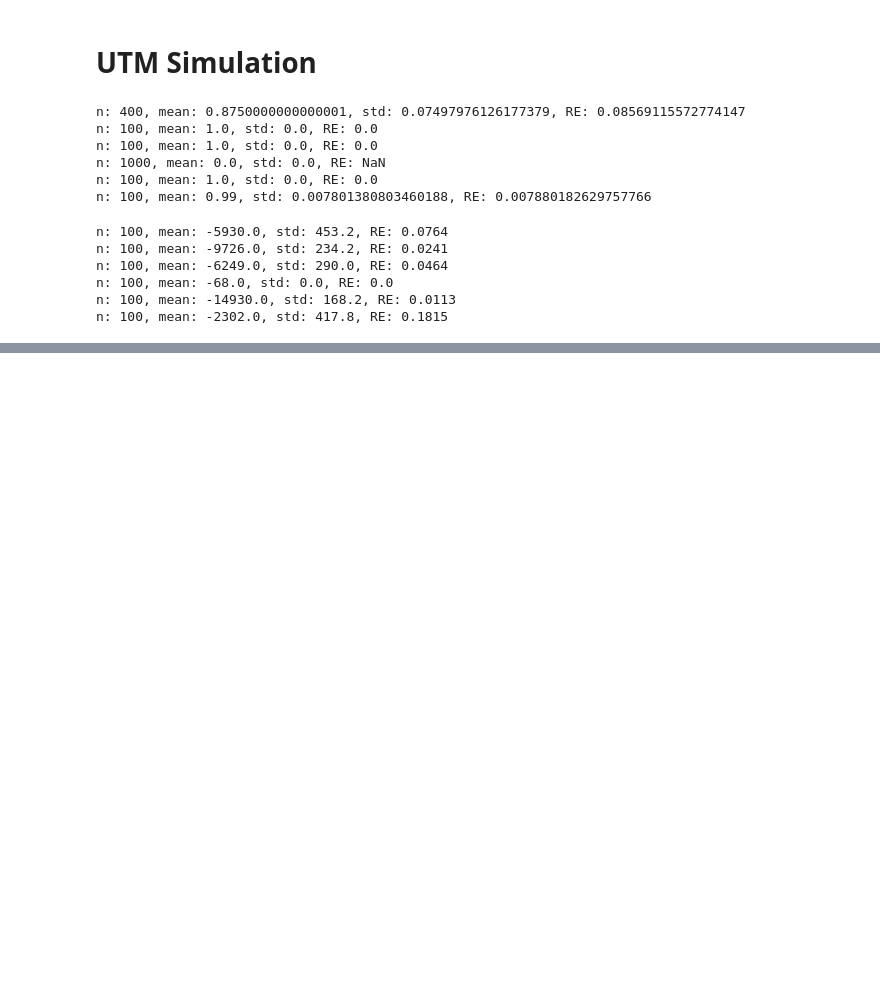
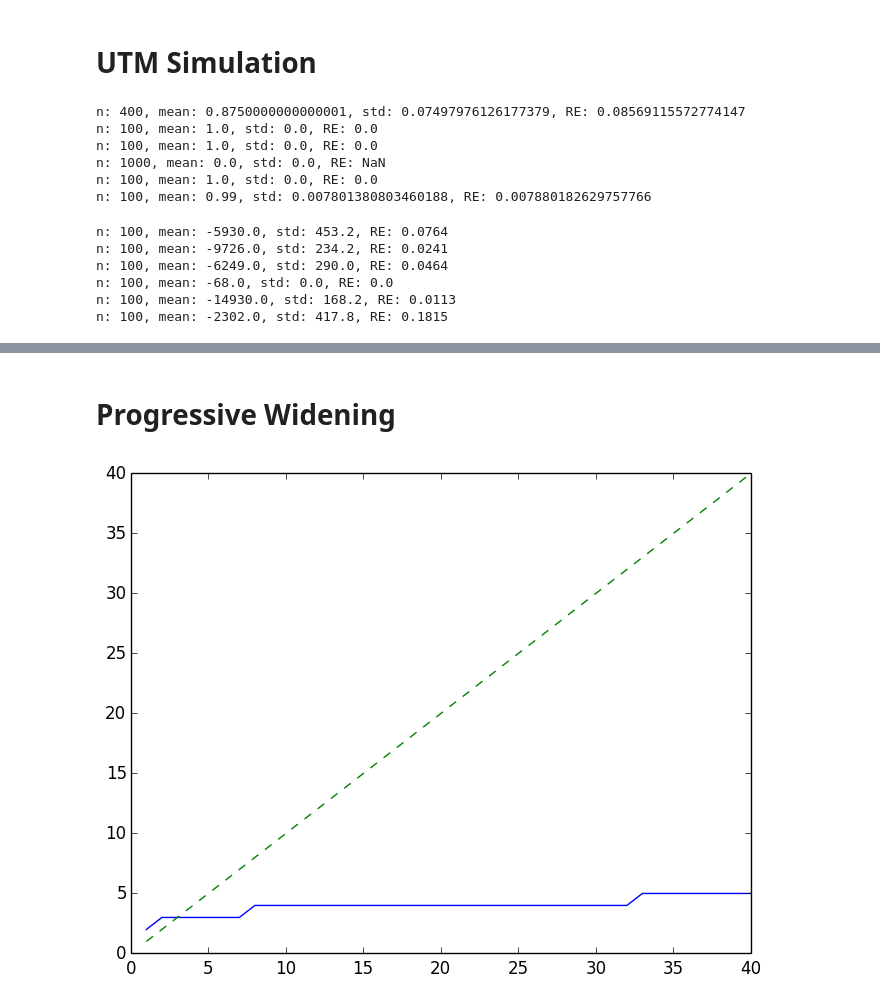
Before and after one commit to neosado/SAPR, a Jupyter notebook: UTMScenario.ipynb, the cells around one changed output, grey strips where cells are left out. Saved outputs shown, nothing was run; the diff lists cells and outputs as text; code cells hidden in the pictures; blank space fills up the shorter version.

```diff
--- a/UTMScenario.ipynb
+++ b/UTMScenario.ipynb
@@ -235,0 +236,15 @@ legend(loc = "best")
+# %% [markdown]
+# Progressive Widening
+# %%
+using PyPlot
+
+c = 2
+alpha = 0.2
+
+n = 1:40
+
+plot(n, ceil(c * n .^ alpha), n, n, "--")
+
+;
+# %% [output]
+[figure, added]
```
Also changed, not shown: parts of 1 cell of this notebook, 7 other files.
